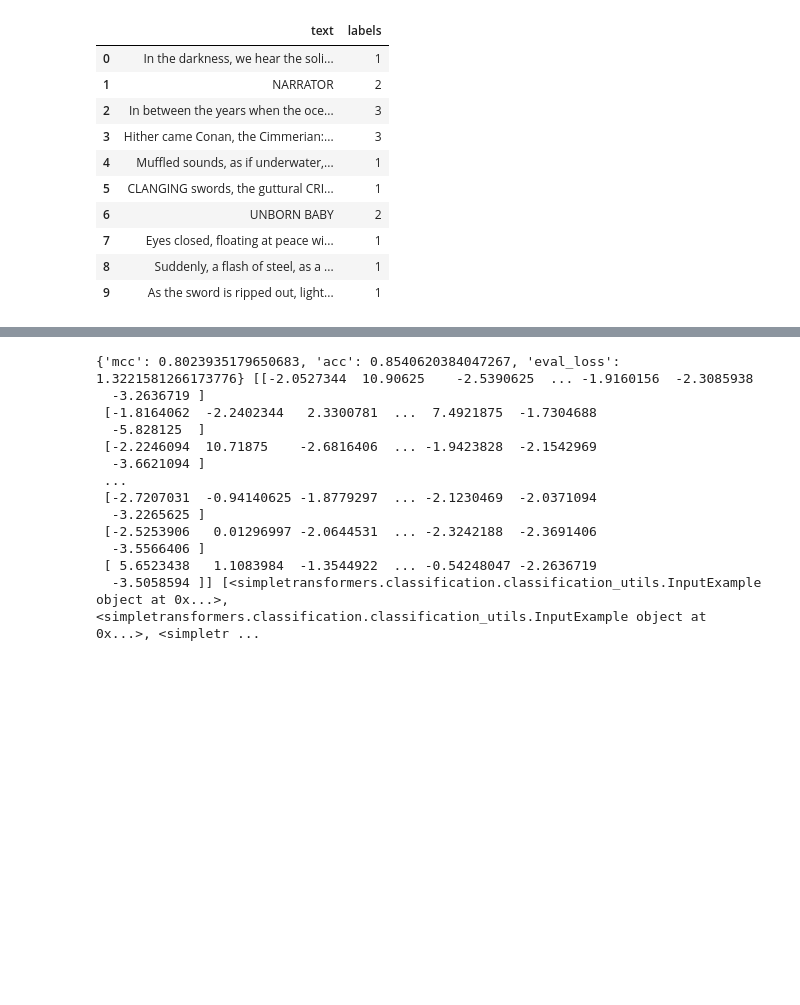
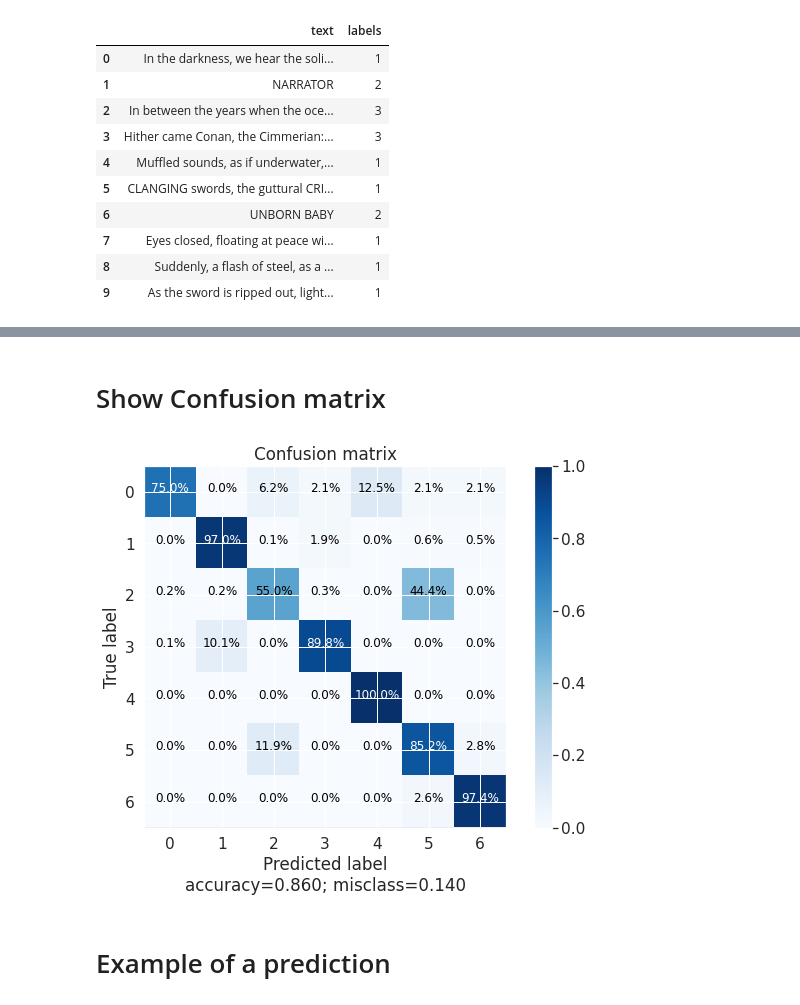
Before and after one commit to binlee52/Individual-Research-1, a Jupyter notebook: Script_Classification.ipynb, the cells around one changed output, grey strips where cells are left out. Cells and saved outputs as stored; diff of their text form; code cells hidden in the pictures; blank space fills up the shorter version.

Commit message:
update confusion matrix, validation set

```diff
--- a/Script_Classification.ipynb
+++ b/Script_Classification.ipynb
@@ -146,16 +108,2 @@ result, model_outputs, wrong_predictions = model.eval_model(eval_df, acc=accurac
-# %%
-print(result, model_outputs, wrong_predictions)
-# %% [output]
-{'mcc': 0.8023935179650683, 'acc': 0.8540620384047267, 'eval_loss': 1.3221581266173776} [[-2.0527344  10.90625    -2.5390625  ... -1.9160156  -2.3085938
-  -3.2636719 ]
- [-1.8164062  -2.2402344   2.3300781  ...  7.4921875  -1.7304688
-  -5.828125  ]
- [-2.2246094  10.71875    -2.6816406  ... -1.9423828  -2.1542969
-  -3.6621094 ]
- ...
- [-2.7207031  -0.94140625 -1.8779297  ... -2.1230469  -2.0371094
-  -3.2265625 ]
- [-2.5253906   0.01296997 -2.0644531  ... -2.3242188  -2.3691406
-  -3.5566406 ]
- [ 5.6523438   1.1083984  -1.3544922  ... -0.54248047 -2.2636719
-  -3.5058594 ]] [<simpletransformers.classification.classification_utils.InputExample object at 0x...>, <simpletransformers.classification.classification_utils.InputExample object at 0x...>, <simpletr ...
+# %% [markdown]
+# Show Confusion matrix
@@ -162,3 +120,51 @@ print(result, model_outputs, wrong_predictions)
+# %%
+# function that show the confusion matrix
+import numpy as np
+import itertools
+
+def plot_confusion_matrix(cm, target_names=None, cmap=None, normalize=True, labels=True, title='Confusion matrix'):
+    accuracy = np.trace(cm) / float(np.sum(cm))
+    misclass = 1 - accuracy
+    plt.rcParams.update({'font.size': 12})
+    if cmap is None:
+        cmap = plt.get_cmap('Blues')
+
+    if normalize:
+        cm = cm.astype('float') / cm.sum(axis=1)[:, np.newaxis]
+
+    plt.figure(figsize=(8, 6))
+    plt.imshow(cm, interpolation='nearest', cmap=cmap)
+    plt.title(title)
+    plt.colorbar()
+
+    thresh = cm.max() / 1.5 if normalize else cm.max() / 2
+
+    if target_names is not None:
+        tick_marks = np.arange(len(target_names))
+        plt.xticks(tick_marks, target_names)
+        plt.yticks(tick_marks, target_names)
+
+    if labels:
+        for i, j in itertools.product(range(cm.shape[0]), range(cm.shape[1])):
+            if normalize:
+                plt.text(j, i, "{:.1f}%".format(cm[i, j]*100),
+                         horizontalalignment="center",
+                         color="white" if cm[i, j] > thresh else "black")
+            else:
+                plt.text(j, i, "{:,}".format(cm[i, j]),
+                         horizontalalignment="center",
+                         color="white" if cm[i, j] > thresh else "black")
+
+    plt.tight_layout()
+    plt.ylabel('True label')
+    plt.xlabel('Predicted label\naccuracy={:.3f}; misclass={:.3f}'.format(accuracy, misclass))
+    plt.show()
+# %%
+plot_confusion_matrix(cm)
+# %% [output]
+[figure, added]
+# %% [markdown]
+# Example of a prediction
 # %%
 predictions, raw_outputs = model.predict(['JOHN'])
 predictions, raw_outputs
```
Also changed, not shown: parts of 36 cells of this notebook.
